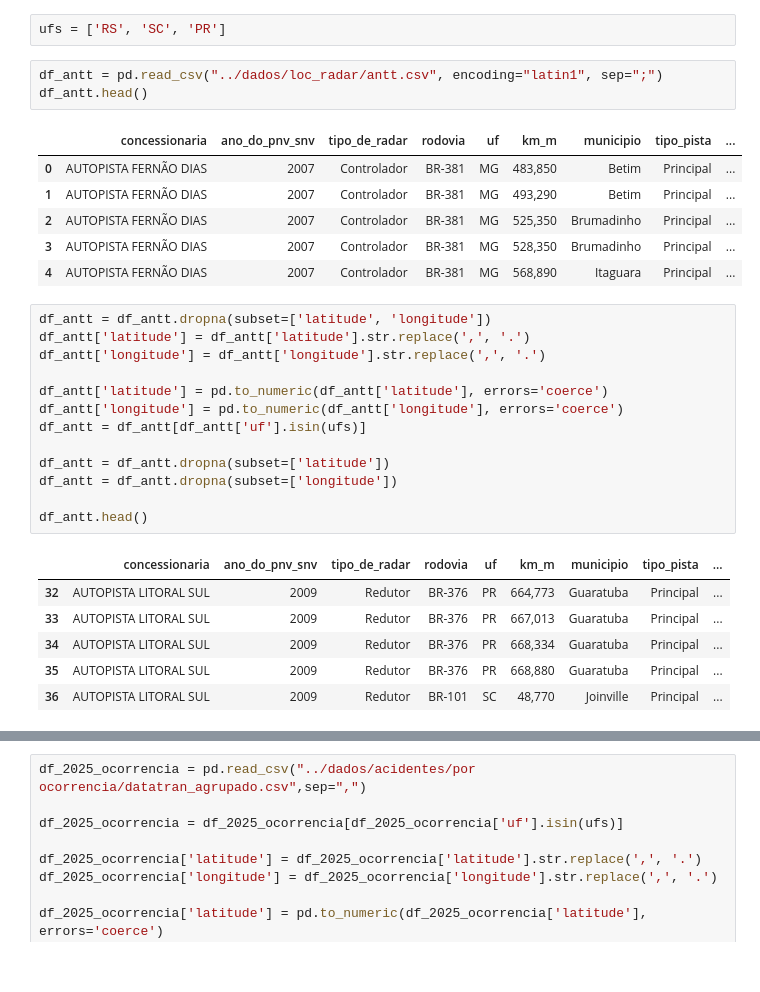
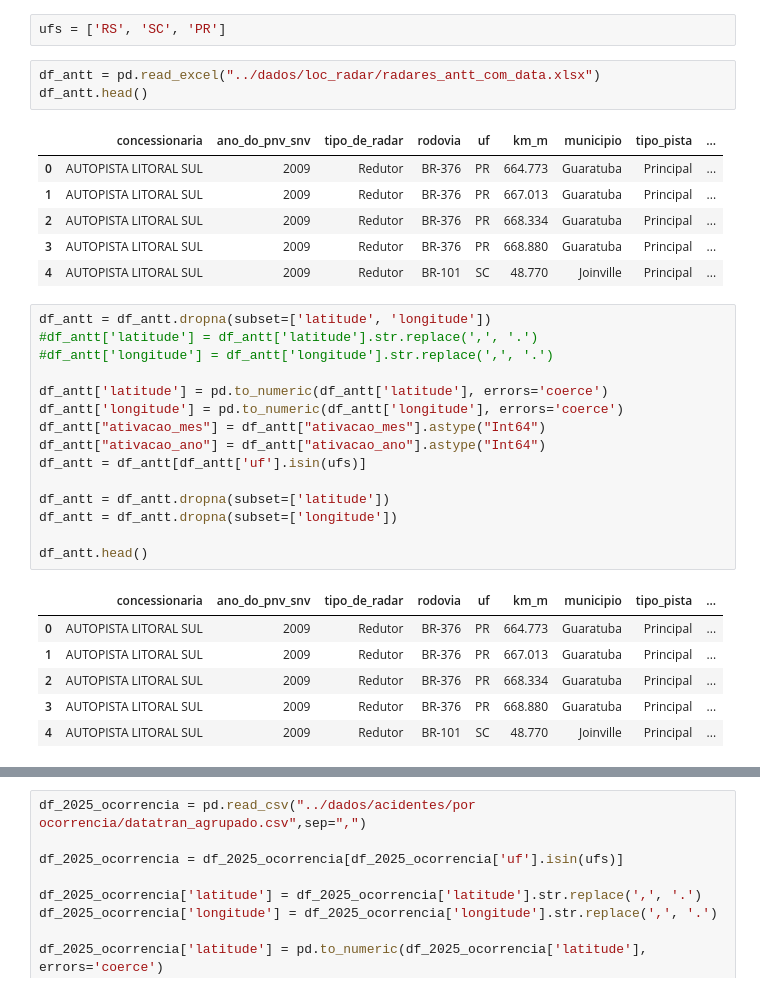
Before and after one commit to adrianop/dataScience, a Jupyter notebook: analise espacial/3 - abordagem_com_radares.ipynb, the cells around one changed output, grey strips where cells are left out. Drawn from its saved outputs; the diff is of its cells as text.

Commit message:
local radares com data

```diff
--- a/analise espacial/3 - abordagem_com_radares.ipynb
+++ b/analise espacial/3 - abordagem_com_radares.ipynb
@@ -7,22 +7,24 @@ from shapely.geometry import Point
 # %%
 ufs = ['RS', 'SC', 'PR']
 # %%
-df_antt = pd.read_csv("../dados/loc_radar/antt.csv", encoding="latin1", sep=";")
+df_antt = pd.read_excel("../dados/loc_radar/radares_antt_com_data.xlsx")
 df_antt.head()
 # %% [output]
 |  | concessionaria | ano_do_pnv_snv | tipo_de_radar | rodovia | uf | km_m | municipio | tipo_pista | ... |
-| 0 | AUTOPISTA FERNÃO DIAS | 2007 | Controlador | BR-381 | MG | 483,850 | Betim | Principal | ... |
-| 1 | AUTOPISTA FERNÃO DIAS | 2007 | Controlador | BR-381 | MG | 493,290 | Betim | Principal | ... |
-| 2 | AUTOPISTA FERNÃO DIAS | 2007 | Controlador | BR-381 | MG | 525,350 | Brumadinho | Principal | ... |
-| 3 | AUTOPISTA FERNÃO DIAS | 2007 | Controlador | BR-381 | MG | 528,350 | Brumadinho | Principal | ... |
-| 4 | AUTOPISTA FERNÃO DIAS | 2007 | Controlador | BR-381 | MG | 568,890 | Itaguara | Principal | ... |
+| 0 | AUTOPISTA LITORAL SUL | 2009 | Redutor | BR-376 | PR | 664.773 | Guaratuba | Principal | ... |
+| 1 | AUTOPISTA LITORAL SUL | 2009 | Redutor | BR-376 | PR | 667.013 | Guaratuba | Principal | ... |
+| 2 | AUTOPISTA LITORAL SUL | 2009 | Redutor | BR-376 | PR | 668.334 | Guaratuba | Principal | ... |
+| 3 | AUTOPISTA LITORAL SUL | 2009 | Redutor | BR-376 | PR | 668.880 | Guaratuba | Principal | ... |
+| 4 | AUTOPISTA LITORAL SUL | 2009 | Redutor | BR-101 | SC | 48.770 | Joinville | Principal | ... |
 # %%
 df_antt = df_antt.dropna(subset=['latitude', 'longitude'])
-df_antt['latitude'] = df_antt['latitude'].str.replace(',', '.')
-df_antt['longitude'] = df_antt['longitude'].str.replace(',', '.')
+#df_antt['latitude'] = df_antt['latitude'].str.replace(',', '.')
+#df_antt['longitude'] = df_antt['longitude'].str.replace(',', '.')
 
 df_antt['latitude'] = pd.to_numeric(df_antt['latitude'], errors='coerce')
 df_antt['longitude'] = pd.to_numeric(df_antt['longitude'], errors='coerce')
+df_antt["ativacao_mes"] = df_antt["ativacao_mes"].astype("Int64")
+df_antt["ativacao_ano"] = df_antt["ativacao_ano"].astype("Int64")
 df_antt = df_antt[df_antt['uf'].isin(ufs)]
 
 df_antt = df_antt.dropna(subset=['latitude'])
@@ -31,9 +33,9 @@ df_antt = df_antt.dropna(subset=['longitude'])
 df_antt.head()
 # %% [output]
 |  | concessionaria | ano_do_pnv_snv | tipo_de_radar | rodovia | uf | km_m | municipio | tipo_pista | ... |
-| 32 | AUTOPISTA LITORAL SUL | 2009 | Redutor | BR-376 | PR | 664,773 | Guaratuba | Principal | ... |
-| 33 | AUTOPISTA LITORAL SUL | 2009 | Redutor | BR-376 | PR | 667,013 | Guaratuba | Principal | ... |
-| 34 | AUTOPISTA LITORAL SUL | 2009 | Redutor | BR-376 | PR | 668,334 | Guaratuba | Principal | ... |
-| 35 | AUTOPISTA LITORAL SUL | 2009 | Redutor | BR-376 | PR | 668,880 | Guaratuba | Principal | ... |
-| 36 | AUTOPISTA LITORAL SUL | 2009 | Redutor | BR-101 | SC | 48,770 | Joinville | Principal | ... |
+| 0 | AUTOPISTA LITORAL SUL | 2009 | Redutor | BR-376 | PR | 664.773 | Guaratuba | Principal | ... |
+| 1 | AUTOPISTA LITORAL SUL | 2009 | Redutor | BR-376 | PR | 667.013 | Guaratuba | Principal | ... |
+| 2 | AUTOPISTA LITORAL SUL | 2009 | Redutor | BR-376 | PR | 668.334 | Guaratuba | Principal | ... |
+| 3 | AUTOPISTA LITORAL SUL | 2009 | Redutor | BR-376 | PR | 668.880 | Guaratuba | Principal | ... |
+| 4 | AUTOPISTA LITORAL SUL | 2009 | Redutor | BR-101 | SC | 48.770 | Joinville | Principal | ... |
 # %%
```
Also changed, not shown: parts of 18 cells of this notebook, 2 other files.
